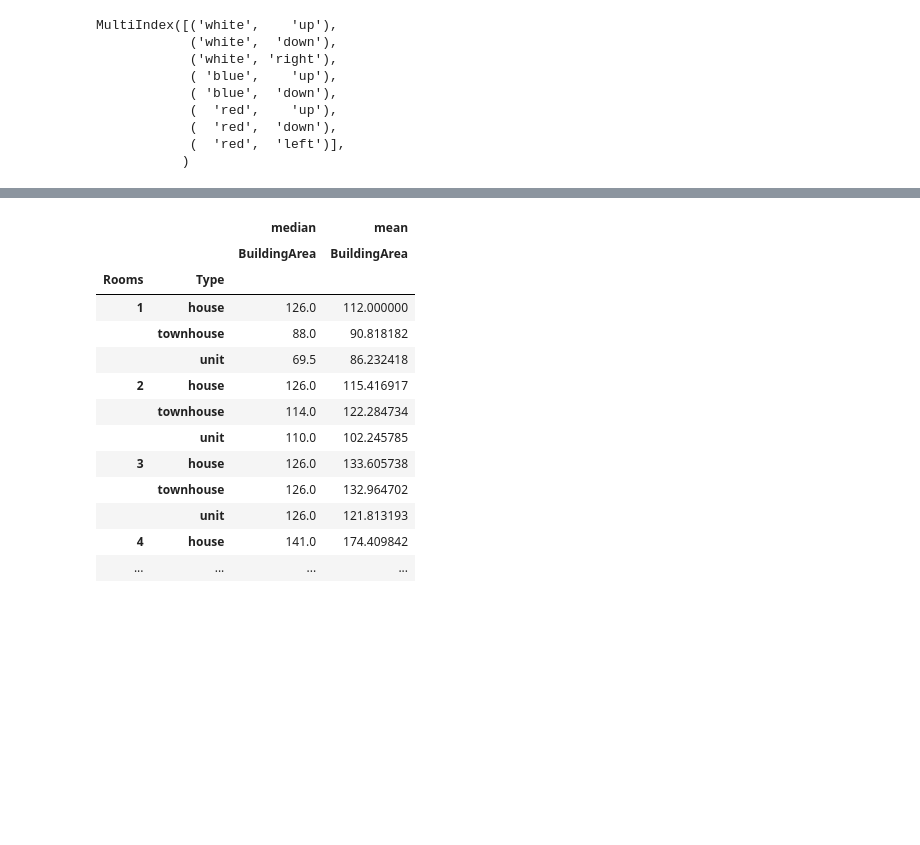
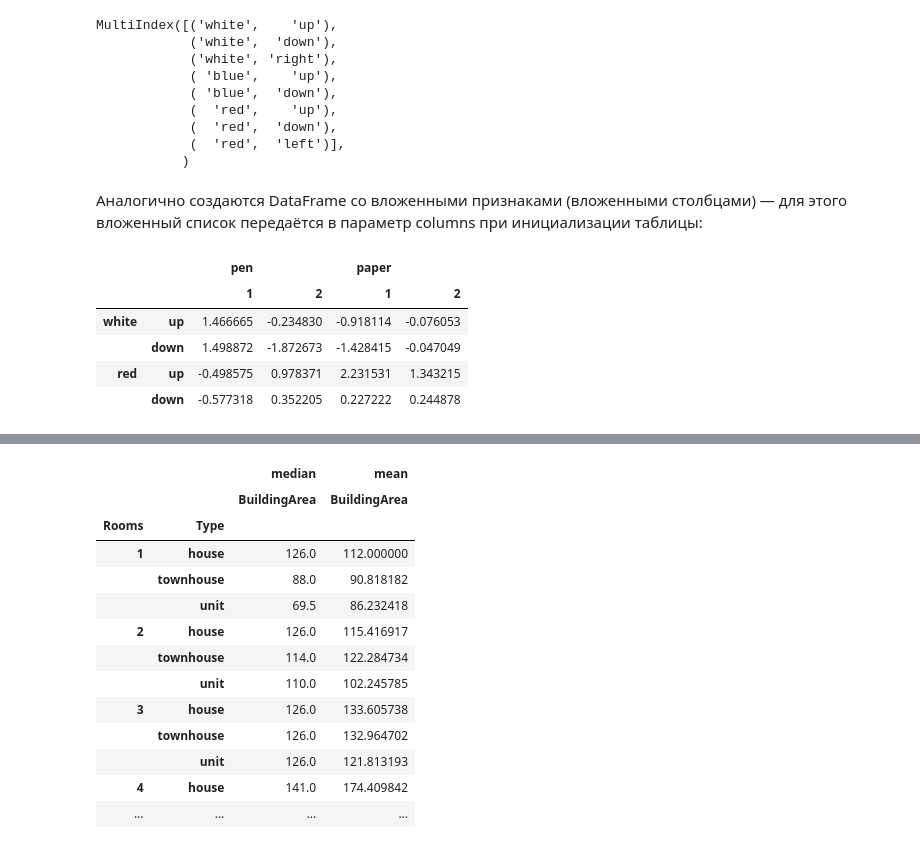
Before and after one commit to Terr14/SF_DS, a Jupyter notebook: SkillFactory/PYTHON-12. Продвинутые методы работы с данными в Pandas/PYTHON-12. Продвинутые методы работы с данными в Pandas.ipynb, the cells around one changed output, grey strips where cells are left out. Drawn from its saved outputs; the diff is of its cells as text; code cells hidden in the pictures; blank space fills up the shorter version.

```diff
--- a/SkillFactory/PYTHON-12. Продвинутые методы работы с данными в Pandas/PYTHON-12. Продвинутые методы работы с данными в Pandas.ipynb
+++ b/SkillFactory/PYTHON-12. Продвинутые методы работы с данными в Pandas/PYTHON-12. Продвинутые методы работы с данными в Pandas.ipynb
@@ -602,3 +895,19 @@ MultiIndex([('white',    'up'),
             (  'red',  'down'),
             (  'red',  'left')],
            )
+# %% [markdown]
+Аналогично создаются DataFrame со вложенными признаками (вложенными столбцами) — для этого вложенный список передаётся в параметр columns при инициализации таблицы:
+# %%
+mframe = pd.DataFrame(
+    np.random.randn(16).reshape(4,4),
+    index=[['white','white','red','red'], ['up','down','up','down']],
+    columns=[['pen','pen','paper','paper'],[1,2,1,2]]
+)
+display(mframe)
+# %% [output]
+|  |  | pen |  | paper |  |
+|  |  | 1 | 2 | 1 | 2 |
+| white | up | 1.466665 | -0.234830 | -0.918114 | -0.076053 |
+|  | down | 1.498872 | -1.872673 | -1.428415 | -0.047049 |
+| red | up | -0.498575 | 0.978371 | 2.231531 | 1.343215 |
+|  | down | -0.577318 | 0.352205 | 0.227222 | 0.244878 |
```
Also changed, not shown: parts of 118 cells of this notebook.
